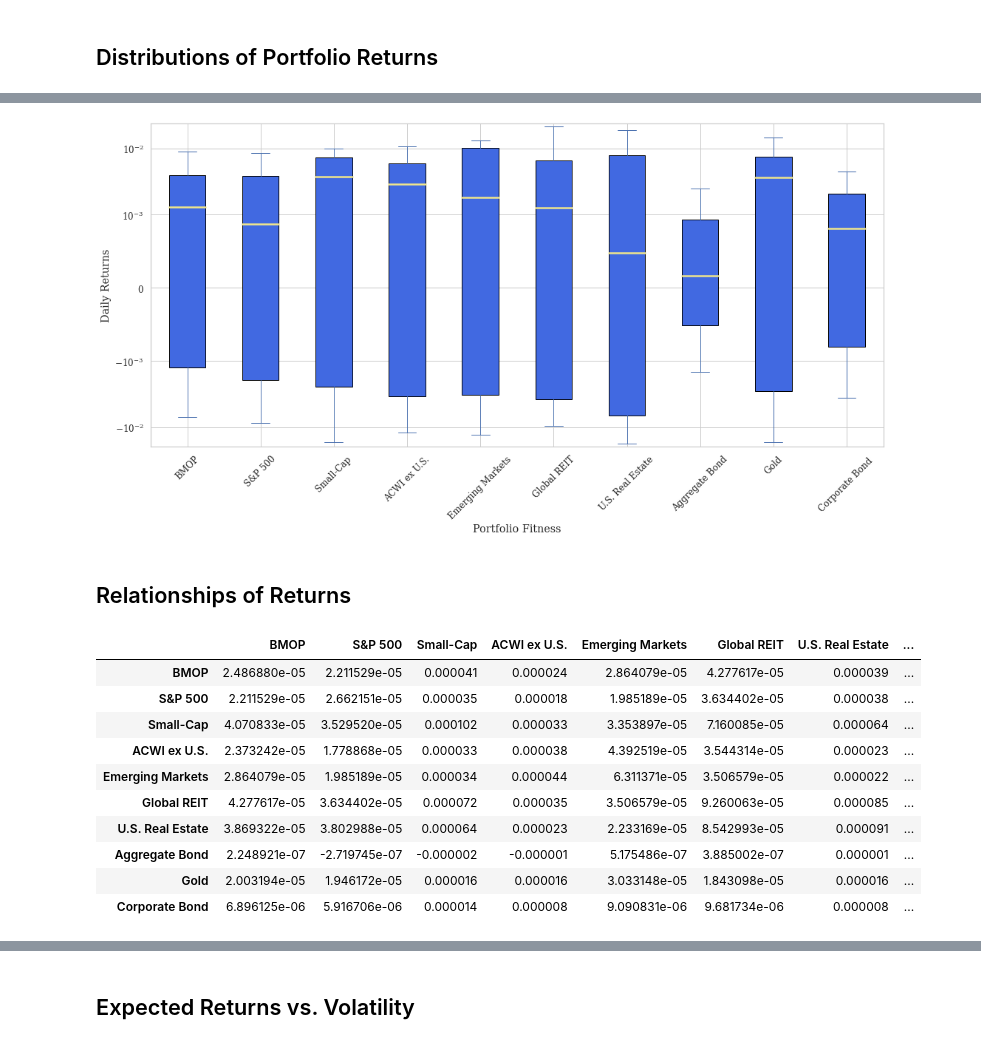
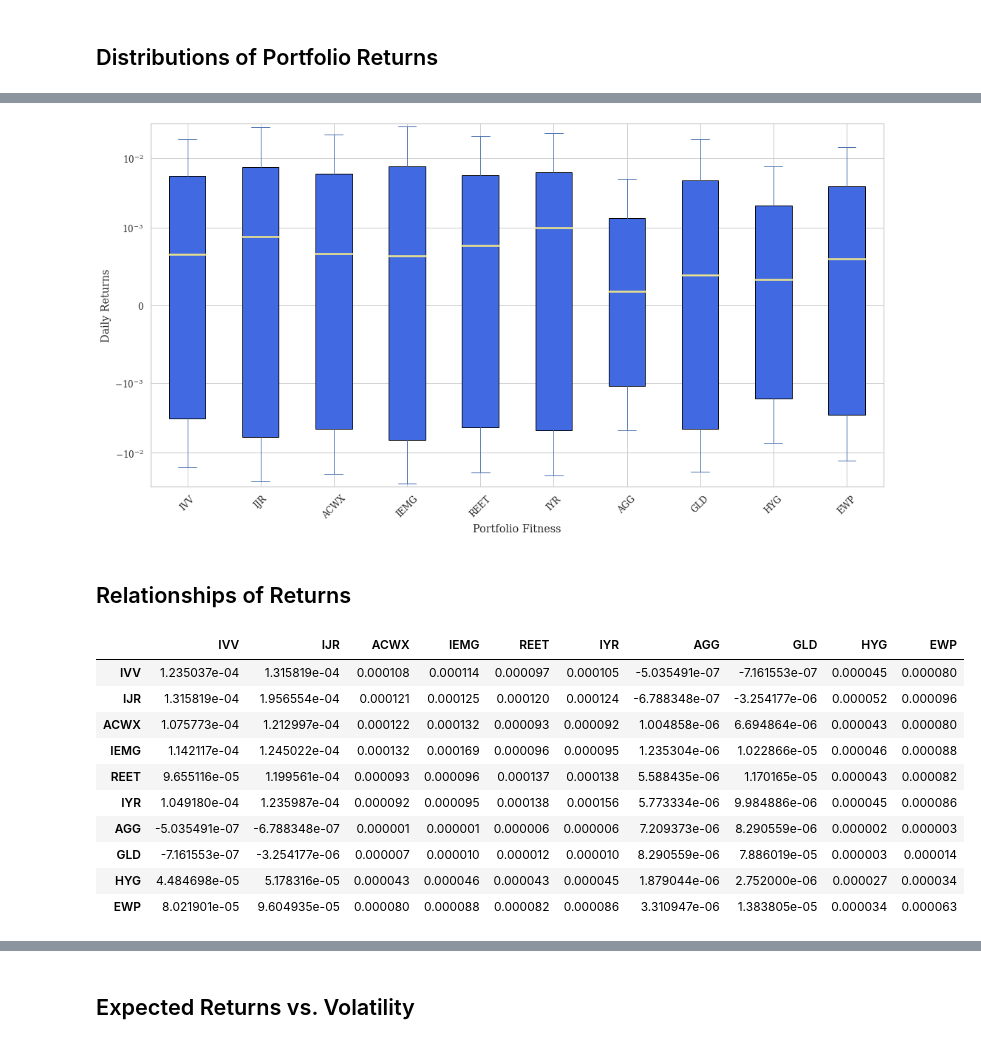
Before and after one commit to mkareshk/PortFawn, a Jupyter notebook: notebooks/portfolio.ipynb, the cells around one changed output, grey strips where cells are left out. Cells and saved outputs as stored; diff of their text form; code cells hidden in the pictures.

```diff
--- a/notebooks/portfolio.ipynb
+++ b/notebooks/portfolio.ipynb
@@ -20,22 +18,16 @@ tickers = {"S&P 500": "IVV",
            'Corporate Bond ': 'HYG'
           }
 
+asset_list = list(tickers.values())
 
 # date
-start_date = "2015-01-01"
-end_date   = "2020-12-31"
+date_start = "2015-01-01"
+date_end = "2020-12-31"
 
 # portfolio
-portfolio_fitness = "SA"
+objective = "EWP"
 risk_free_rate = 0.00
 sampling_params = {"type": "standard"}
-optimization_params = {
-    "scipy_params": {
-        "maxiter": 1000,
-        "disp": False,
-        "ftol": 1e-10,
-    },
-    "target_return": 0.2,
-    "target_risk": 0.05,
-    "weight_bound": (0.02, 0.98),
-}
+target_return=0.2
+target_sd=0.05
+weight_bound = (0.02, 0.98)
@@ -60,0 +34,9 @@ portfolio.evaluate()
+# %%
+portfolio_params = PortfolioParams(name="test_ewp", objective=objective,
+                                   target_return=target_return,
+                                   target_sd=target_sd,
+                                   weight_bound=weight_bound)
+# %%
+portfolio = Portfolio(portfolio_params)
+# %%
+performance = portfolio.run(asset_list=asset_list, date_start=date_start, date_end=date_end)
@@ -111,23 +93,23 @@ portfolio.performance['portfolio_assets_returns'].describe()
 # %%
-fig, ax = portfolio.plot_dist_returns()
+fig, ax = plot_portfolio.plot_dist_returns()
 # %% [output]
-[figure, old version]
+[figure, new version]
 # %% [markdown]
 ## Relationships of Returns
 # %%
 # Cov Data
-portfolio.performance['portfolio_assets_returns'].cov()
+performance['portfolio_assets_returns'].cov()
 # %% [output]
-|  | BMOP | S&P 500 | Small-Cap | ACWI ex U.S. | Emerging Markets | Global REIT | U.S. Real Estate | ... |
-| BMOP | 2.486880e-05 | 2.211529e-05 | 0.000041 | 0.000024 | 2.864079e-05 | 4.277617e-05 | 0.000039 | ... |
-| S&P 500 | 2.211529e-05 | 2.662151e-05 | 0.000035 | 0.000018 | 1.985189e-05 | 3.634402e-05 | 0.000038 | ... |
-| Small-Cap | 4.070833e-05 | 3.529520e-05 | 0.000102 | 0.000033 | 3.353897e-05 | 7.160085e-05 | 0.000064 | ... |
-| ACWI ex U.S. | 2.373242e-05 | 1.778868e-05 | 0.000033 | 0.000038 | 4.392519e-05 | 3.544314e-05 | 0.000023 | ... |
-| Emerging Markets | 2.864079e-05 | 1.985189e-05 | 0.000034 | 0.000044 | 6.311371e-05 | 3.506579e-05 | 0.000022 | ... |
-| Global REIT | 4.277617e-05 | 3.634402e-05 | 0.000072 | 0.000035 | 3.506579e-05 | 9.260063e-05 | 0.000085 | ... |
-| U.S. Real Estate | 3.869322e-05 | 3.802988e-05 | 0.000064 | 0.000023 | 2.233169e-05 | 8.542993e-05 | 0.000091 | ... |
-| Aggregate Bond | 2.248921e-07 | -2.719745e-07 | -0.000002 | -0.000001 | 5.175486e-07 | 3.885002e-07 | 0.000001 | ... |
-| Gold | 2.003194e-05 | 1.946172e-05 | 0.000016 | 0.000016 | 3.033148e-05 | 1.843098e-05 | 0.000016 | ... |
-| Corporate Bond | 6.896125e-06 | 5.916706e-06 | 0.000014 | 0.000008 | 9.090831e-06 | 9.681734e-06 | 0.000008 | ... |
+|  | IVV | IJR | ACWX | IEMG | REET | IYR | AGG | GLD | HYG | EWP |
+| IVV | 1.235037e-04 | 1.315819e-04 | 0.000108 | 0.000114 | 0.000097 | 0.000105 | -5.035491e-07 | -7.161553e-07 | 0.000045 | 0.000080 |
+| IJR | 1.315819e-04 | 1.956554e-04 | 0.000121 | 0.000125 | 0.000120 | 0.000124 | -6.788348e-07 | -3.254177e-06 | 0.000052 | 0.000096 |
+| ACWX | 1.075773e-04 | 1.212997e-04 | 0.000122 | 0.000132 | 0.000093 | 0.000092 | 1.004858e-06 | 6.694864e-06 | 0.000043 | 0.000080 |
+| IEMG | 1.142117e-04 | 1.245022e-04 | 0.000132 | 0.000169 | 0.000096 | 0.000095 | 1.235304e-06 | 1.022866e-05 | 0.000046 | 0.000088 |
+| REET | 9.655116e-05 | 1.199561e-04 | 0.000093 | 0.000096 | 0.000137 | 0.000138 | 5.588435e-06 | 1.170165e-05 | 0.000043 | 0.000082 |
+| IYR | 1.049180e-04 | 1.235987e-04 | 0.000092 | 0.000095 | 0.000138 | 0.000156 | 5.773334e-06 | 9.984886e-06 | 0.000045 | 0.000086 |
+| AGG | -5.035491e-07 | -6.788348e-07 | 0.000001 | 0.000001 | 0.000006 | 0.000006 | 7.209373e-06 | 8.290559e-06 | 0.000002 | 0.000003 |
+| GLD | -7.161553e-07 | -3.254177e-06 | 0.000007 | 0.000010 | 0.000012 | 0.000010 | 8.290559e-06 | 7.886019e-05 | 0.000003 | 0.000014 |
+| HYG | 4.484698e-05 | 5.178316e-05 | 0.000043 | 0.000046 | 0.000043 | 0.000045 | 1.879044e-06 | 2.752000e-06 | 0.000027 | 0.000034 |
+| EWP | 8.021901e-05 | 9.604935e-05 | 0.000080 | 0.000088 | 0.000082 | 0.000086 | 3.310947e-06 | 1.383805e-05 | 0.000034 | 0.000063 |
 # %%
 # Cov plot
```
Also changed, not shown: parts of 15 cells of this notebook.
